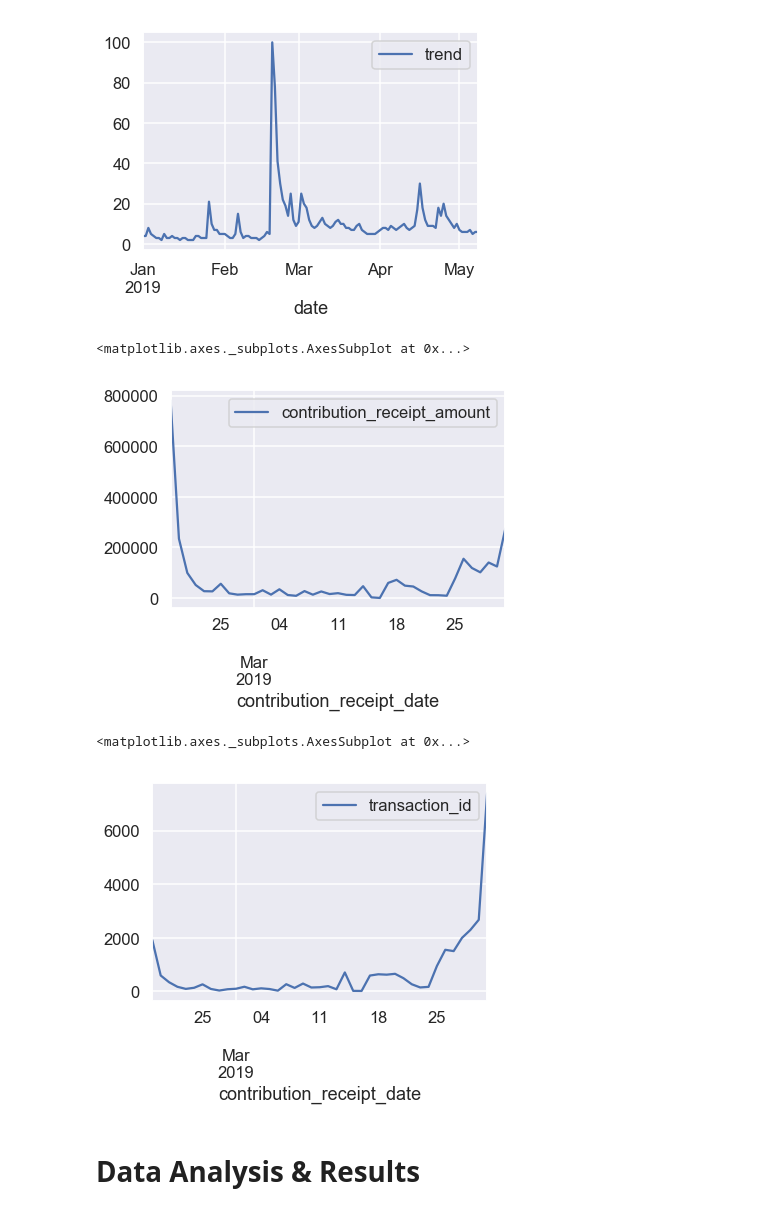
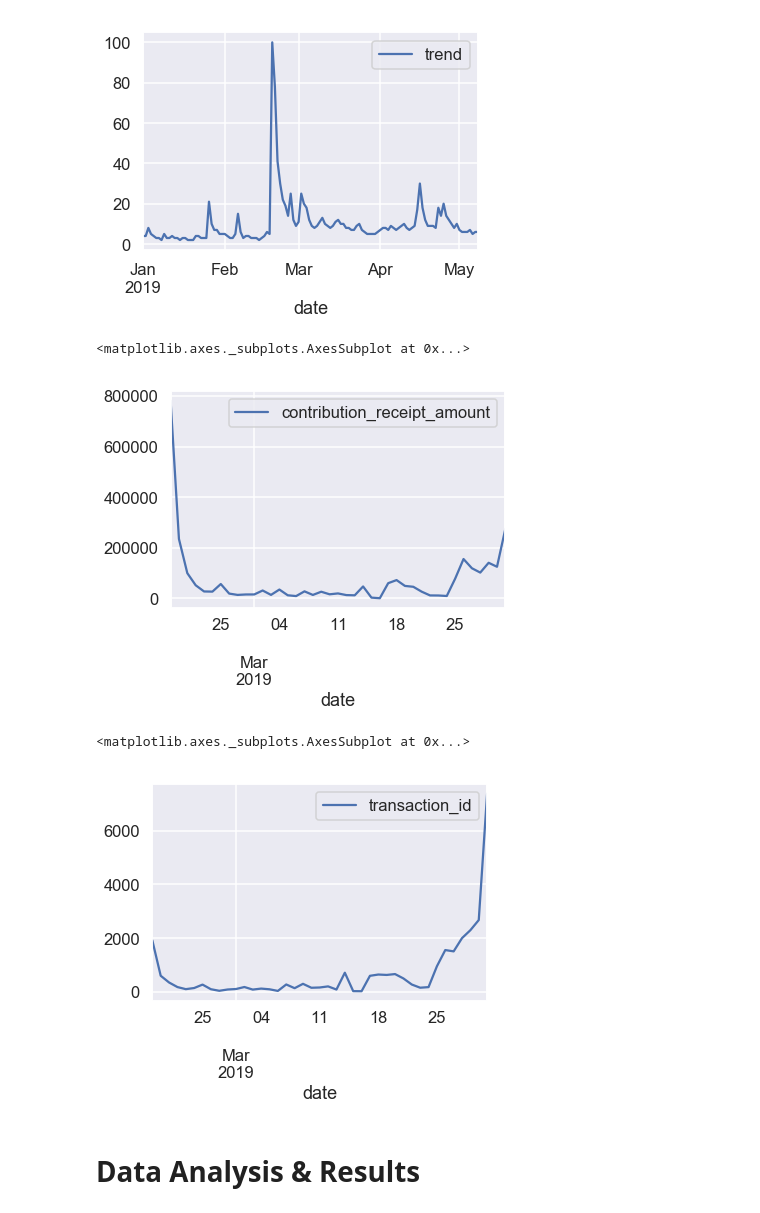
Before and after one commit to kaichinshih/COGS108_PoliticsAddicts, a Jupyter notebook: Final Project.ipynb, the cells around one changed output. Drawn from its saved outputs; the diff is of its cells as text; code cells hidden in the pictures.

```diff
--- a/Final Project.ipynb
+++ b/Final Project.ipynb
@@ -85,22 +85,24 @@ df_bernieTrend.plot(x='date', y='trend')
 <matplotlib.axes._subplots.AxesSubplot at 0x...>
 [figure]
 # %%
-df_bernieFEC = pd.read_csv('FEC_Bernie2020.csv')
-df_bernieFEC = df_bernieFEC[['transaction_id', 'contribution_receipt_date', 'contribution_receipt_amount', 'contributor_state']]
-df_bernieFEC['contribution_receipt_date'] = df_bernieFEC['contribution_receipt_date'].astype("datetime64")
-df_bernieFEC['contribution_receipt_amount'] = df_bernieFEC['contribution_receipt_amount'].apply(pd.to_numeric)
+dfBSFEC = pd.read_csv('FEC_Bernie2020.csv')
+dfBSFEC = dfBSFEC[['transaction_id', 'contribution_receipt_date', 'contribution_receipt_amount', 'contributor_state']]
+dfBSFEC['contribution_receipt_date'] = dfBSFEC['contribution_receipt_date'].astype("datetime64")
+dfBSFEC['contribution_receipt_amount'] = dfBSFEC['contribution_receipt_amount'].apply(pd.to_numeric)
 # %%
-df_bernieTotalAmount = pd.pivot_table(df_bernieFEC, index=['contribution_receipt_date'],values=["contribution_receipt_amount"],aggfunc=np.sum)
-df_bernieTotalAmount.plot()
+dfBSAmount = pd.pivot_table(dfBSFEC, index=['contribution_receipt_date'],values=["contribution_receipt_amount"],aggfunc=np.sum)
+dfBSAmount.index.names = ['date']
+dfBSAmount.plot()
 # %% [output]
 <matplotlib.axes._subplots.AxesSubplot at 0x...>
-[figure, old version]
+[figure, new version]
 # %%
-df_bernieTotalDonors = pd.pivot_table(df_bernieFEC, index=['contribution_receipt_date'],values=["transaction_id"],aggfunc=lambda x: len(x.unique()))
-df_bernieTotalDonors.plot()
+dfBSDonors = pd.pivot_table(dfBSFEC, index=['contribution_receipt_date'],values=["transaction_id"],aggfunc=lambda x: len(x.unique()))
+dfBSDonors.index.names = ['date']
+dfBSDonors.plot()
 # %% [output]
 <matplotlib.axes._subplots.AxesSubplot at 0x...>
-[figure, old version]
+[figure, new version]
 # %% [markdown]
 # Data Analysis & Results
 # %% [markdown]
```
Also changed, not shown: parts of 3 cells of this notebook.
